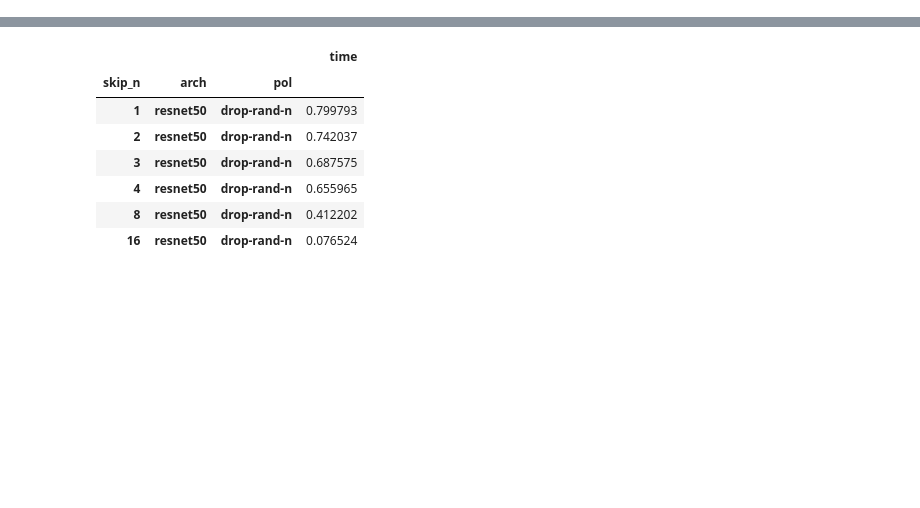
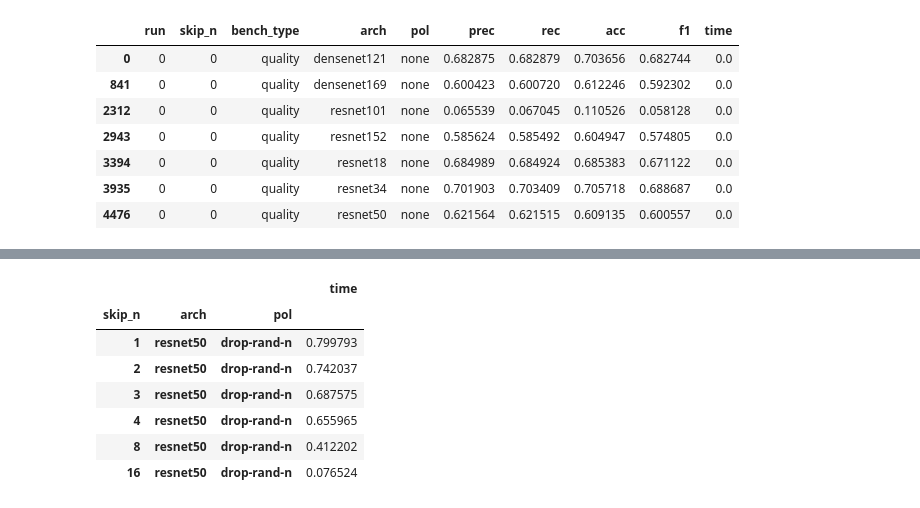
Before and after one commit to a-luengen/anytimeDnn, a Jupyter notebook: reports/benchmark_data_test.ipynb, the cells around one changed output, grey strips where cells are left out. Cells and saved outputs as stored; diff of their text form; code cells hidden in the pictures; blank space fills up the shorter version.

```diff
--- a/reports/benchmark_data_test.ipynb
+++ b/reports/benchmark_data_test.ipynb
@@ -151,2 +144,13 @@ Name: arch, Length: 3215, dtype: object
 [figure]
+# %%
+q_df[q_df['pol'] == 'none']
+# %% [output]
+|  | run | skip_n | bench_type | arch | pol | prec | rec | acc | f1 | time |
+| 0 | 0 | 0 | quality | densenet121 | none | 0.682875 | 0.682879 | 0.703656 | 0.682744 | 0.0 |
+| 841 | 0 | 0 | quality | densenet169 | none | 0.600423 | 0.600720 | 0.612246 | 0.592302 | 0.0 |
+| 2312 | 0 | 0 | quality | resnet101 | none | 0.065539 | 0.067045 | 0.110526 | 0.058128 | 0.0 |
+| 2943 | 0 | 0 | quality | resnet152 | none | 0.585624 | 0.585492 | 0.604947 | 0.574805 | 0.0 |
+| 3394 | 0 | 0 | quality | resnet18 | none | 0.684989 | 0.684924 | 0.685383 | 0.671122 | 0.0 |
+| 3935 | 0 | 0 | quality | resnet34 | none | 0.701903 | 0.703409 | 0.705718 | 0.688687 | 0.0 |
+| 4476 | 0 | 0 | quality | resnet50 | none | 0.621564 | 0.621515 | 0.609135 | 0.600557 | 0.0 |
 # %%
```
Also changed, not shown: parts of 5 cells of this notebook.
